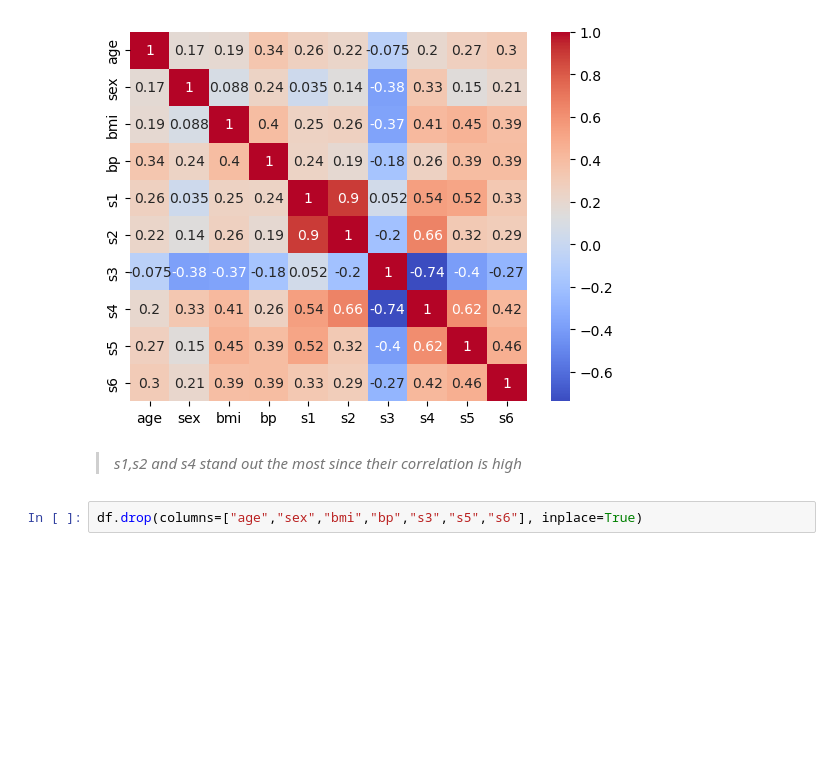
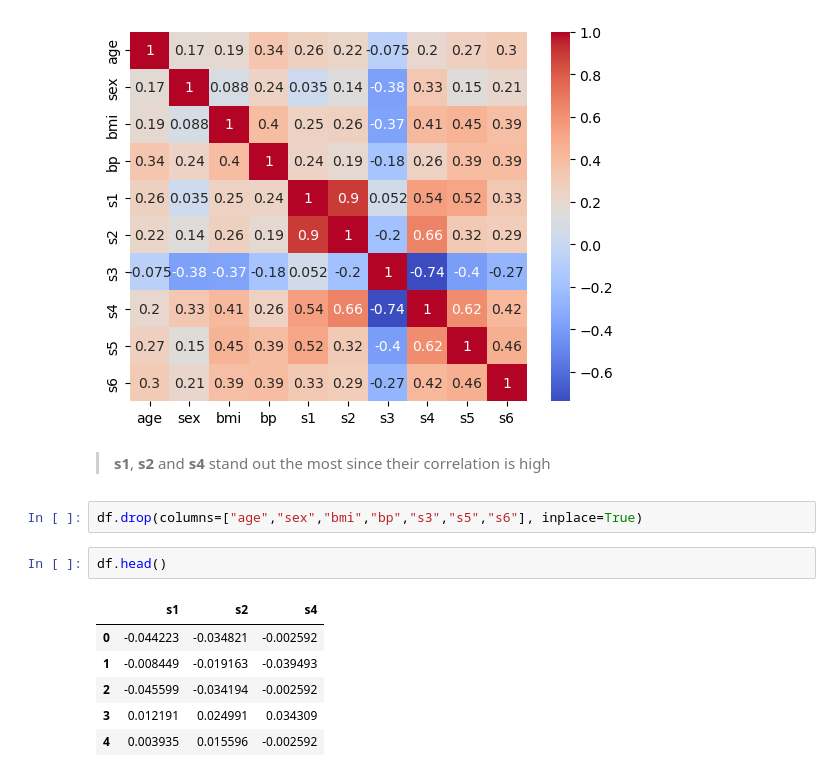
Before and after one commit to nassimlamnini/PCA_Diabetes, a Jupyter notebook: PCA.ipynb, the cells around one changed output. Cells and saved outputs as stored; diff of their text form; blank space fills up the shorter version.

```diff
--- a/PCA.ipynb
+++ b/PCA.ipynb
@@ -34,6 +34,15 @@ sns.heatmap(df.corr(), annot=True, cmap= 'coolwarm')
 <Axes: >
 [figure]
 # %% [markdown]
->**s1*,*s2* and *s4* stand out the most since their correlation is high*
+> **s1**, **s2** and **s4** stand out the most since their correlation is high
 # %%
 df.drop(columns=["age","sex","bmi","bp","s3","s5","s6"], inplace=True)
+# %%
+df.head()
+# %% [output]
+|  | s1 | s2 | s4 |
+| 0 | -0.044223 | -0.034821 | -0.002592 |
+| 1 | -0.008449 | -0.019163 | -0.039493 |
+| 2 | -0.045599 | -0.034194 | -0.002592 |
+| 3 | 0.012191 | 0.024991 | 0.034309 |
+| 4 | 0.003935 | 0.015596 | -0.002592 |
```
Also changed, not shown: parts of 7 cells of this notebook.
